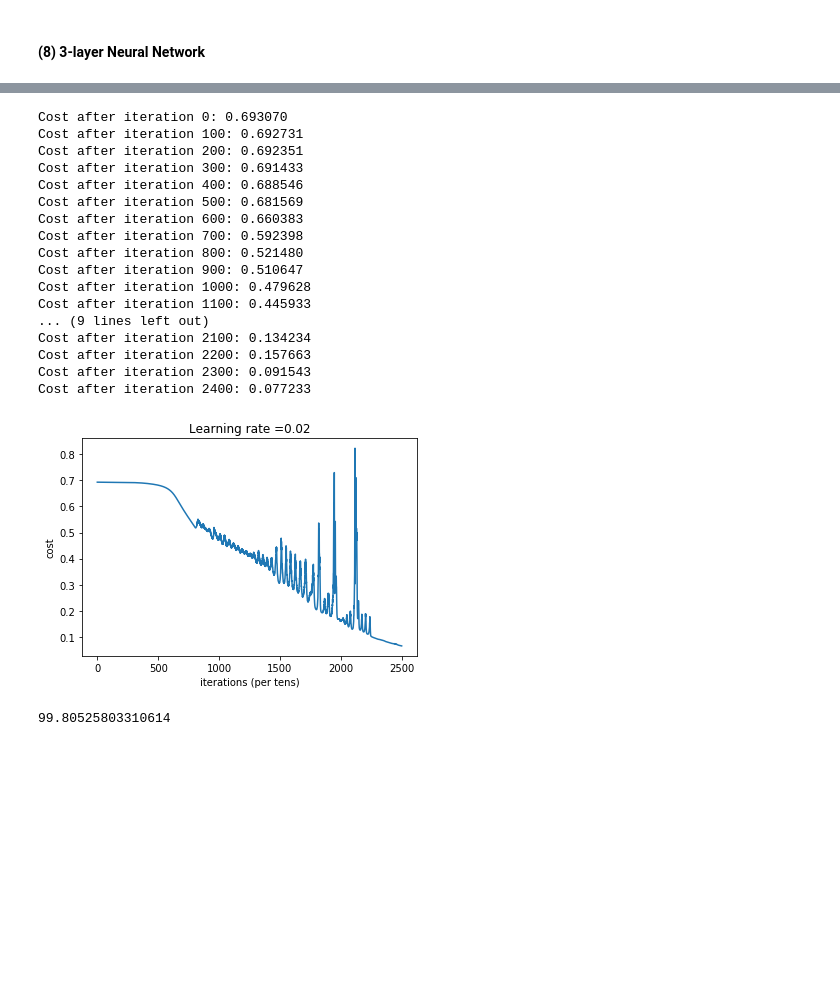
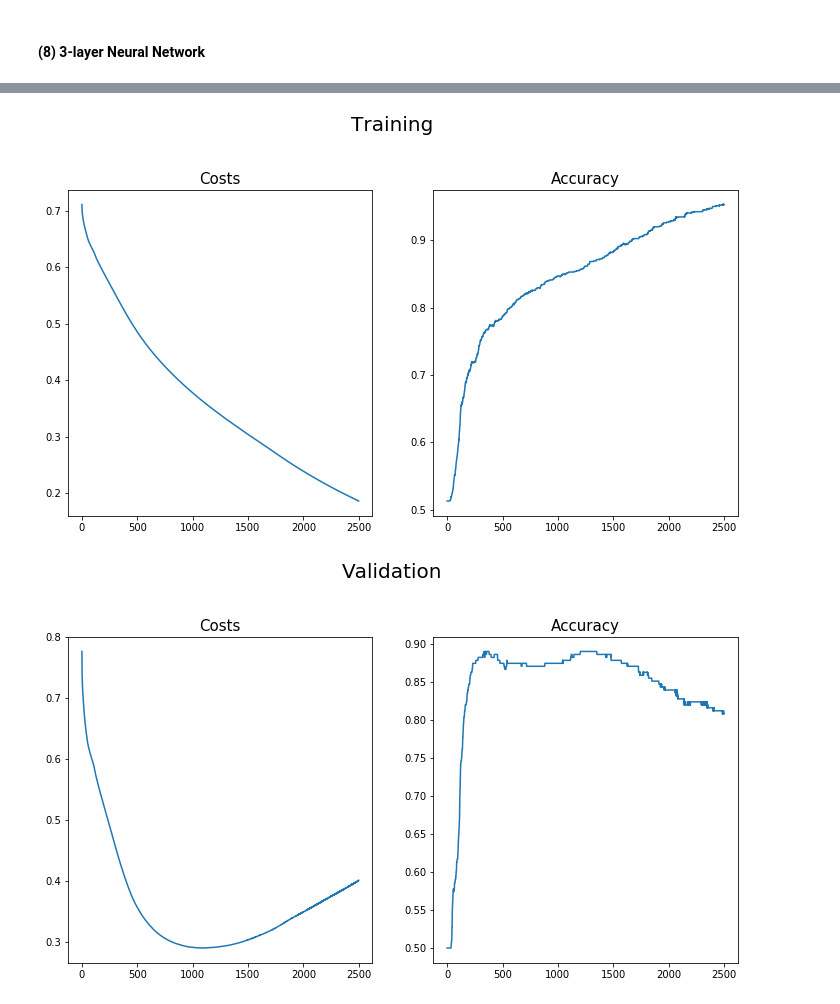
Before and after one commit to star7357/ML4_Binary-classification-based-on-3-layers-neural-network_-2-, a Jupyter notebook: ML4_Binary classification based on 3-layers neural network (2).ipynb, the cells around one changed output, grey strips where cells are left out. Drawn from its saved outputs; the diff is of its cells as text; code cells hidden in the pictures; blank space fills up the shorter version.

```diff
--- a/ML4_Binary classification based on 3-layers neural network (2).ipynb
+++ b/ML4_Binary classification based on 3-layers neural network (2).ipynb
@@ -371,32 +422,13 @@ t_X, t_Y = initialize_inputs(validation_data_path)
 # %%
-n = [10000,50,10,1]
 activations = ['relu','relu','sigmoid']
-learning_rate = 0.02
-thres_hold = 0.1
+learning_rate = 0.002
+thres_hold = 0.01
 max_epoch = 2500
 
-parameters = NN_3_layers(X,Y,t_X,t_Y,n,activations,learning_rate,threshold,max_epoch)
+costs, accuracy, t_costs, t_accuracy = NN_3_layers(X,Y,t_X,t_Y,n,activations,learning_rate,threshold,max_epoch)
-# %% [output]
-Cost after iteration 0: 0.693070
-Cost after iteration 100: 0.692731
-Cost after iteration 200: 0.692351
-Cost after iteration 300: 0.691433
-Cost after iteration 400: 0.688546
-Cost after iteration 500: 0.681569
-Cost after iteration 600: 0.660383
-Cost after iteration 700: 0.592398
-Cost after iteration 800: 0.521480
-Cost after iteration 900: 0.510647
-Cost after iteration 1000: 0.479628
-Cost after iteration 1100: 0.445933
-... (9 lines left out)
-Cost after iteration 2100: 0.134234
-Cost after iteration 2200: 0.157663
-Cost after iteration 2300: 0.091543
-Cost after iteration 2400: 0.077233
-[figure, removed]
-# %%
-accuracy = predict(X, Y, parameters,activations)
-print(accuracy)
-# %% [output]
-99.80525803310614
+# %%
+plotResult(costs, accuracy,'Training')
+plotResult(t_costs, t_accuracy, 'Validation')
+# %% [output]
+[figure, added]
+[figure, added]
```
Also changed, not shown: parts of 20 cells of this notebook, 1 other file.
